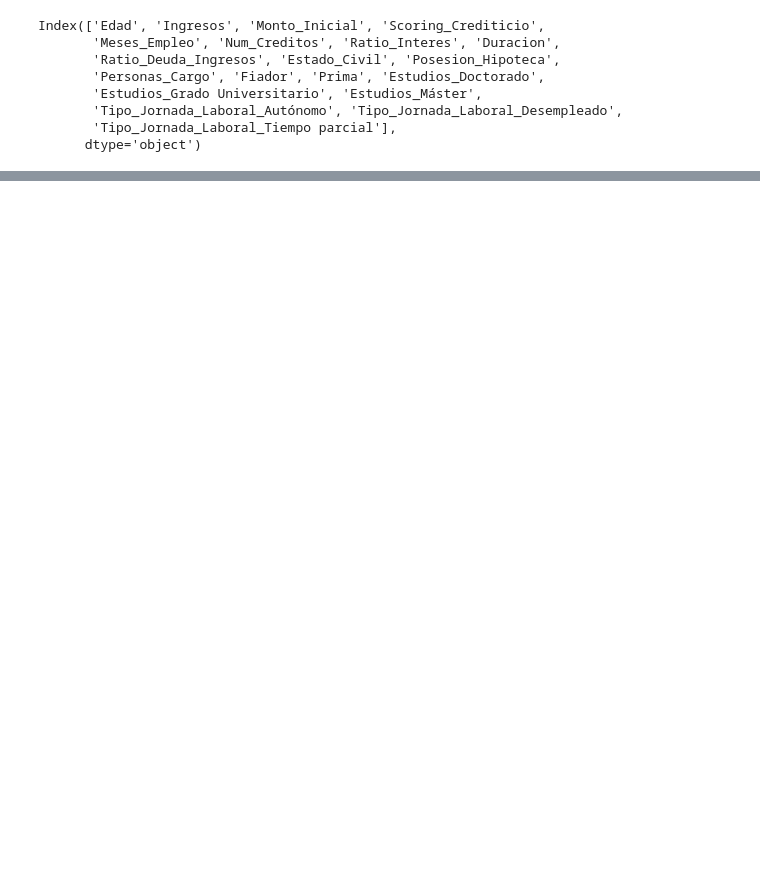
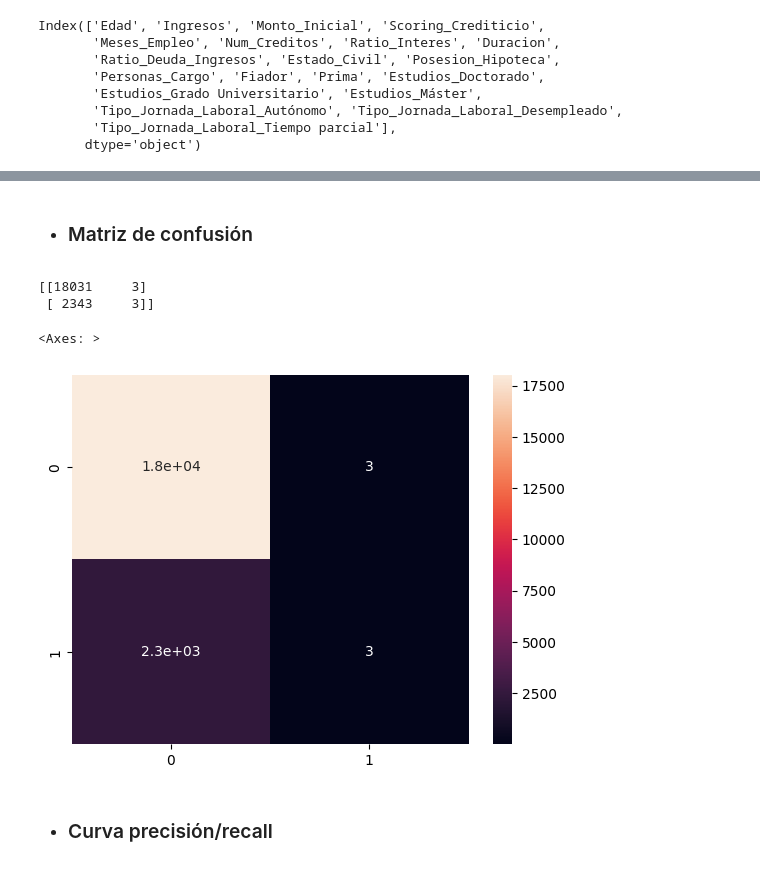
Before and after one commit to GorkaNBDATA/Equipo-Morado, a Jupyter notebook: modelo-impago.ipynb, the cells around one changed output, grey strips where cells are left out. Saved outputs shown, nothing was run; the diff lists cells and outputs as text; code cells hidden in the pictures; blank space fills up the shorter version.

```diff
--- a/modelo-impago.ipynb
+++ b/modelo-impago.ipynb
@@ -205,0 +339,5 @@ El escalado se realiza utilizando únicamente los datos del conjunto de entrenam
+# %%
+X_train_scaled = sm.add_constant(X_train_scaled, prepend=True)
+modelo_log_statsm = sm.Logit(endog= y_train, exog = X_train_scaled)
+modelo_log_statsm = modelo_log_statsm.fit()
+print(modelo_log_statsm.summary())
@@ -205,0 +372,5 @@ El escalado se realiza utilizando únicamente los datos del conjunto de entrenam
+# %%
+X_test_scaled = sm.add_constant(X_test_scaled, has_constant='add')
+
+predicciones = modelo_log_statsm.predict(exog = X_test_scaled)
+predicciones[:4]
@@ -205,0 +385,4 @@ El escalado se realiza utilizando únicamente los datos del conjunto de entrenam
+# %%
+probabilidades = modelo_log_statsm.predict(X_test_scaled)  # probabilidad de impago (los números 1)
+clasificacion = np.where(predicciones<0.5, 0, 1)
+clasificacion[:4]
@@ -205,0 +448,14 @@ El escalado se realiza utilizando únicamente los datos del conjunto de entrenam
+# %% [markdown]
+- ### Matriz de confusión
+# %%
+c_matrix = confusion_matrix(y_test, clasificacion)
+print(c_matrix)
+
+sns.heatmap(c_matrix, annot=True)
+# %% [output]
+[[18031     3]
+ [ 2343     3]]
+<Axes: >
+[figure, added]
+# %% [markdown]
+- ### Curva precisión/recall
```
Also changed, not shown: parts of 41 cells of this notebook.
